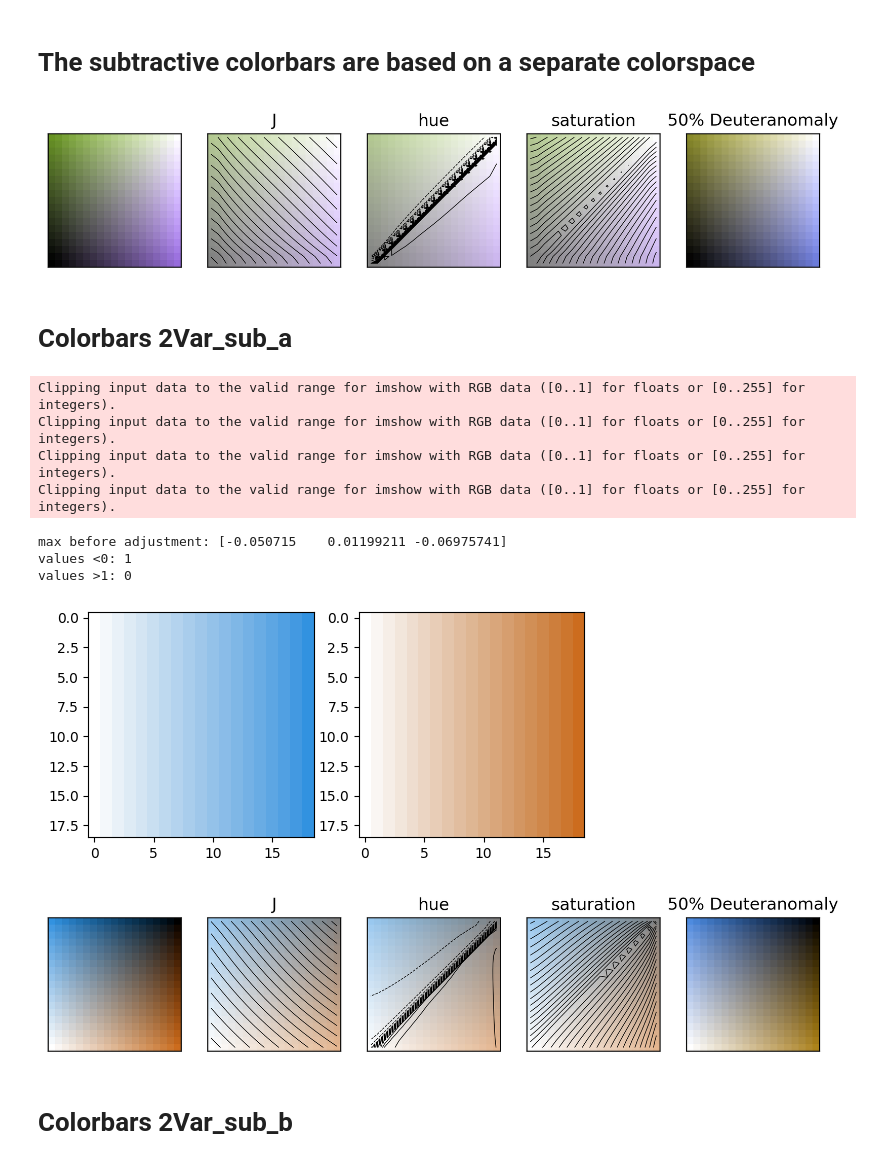
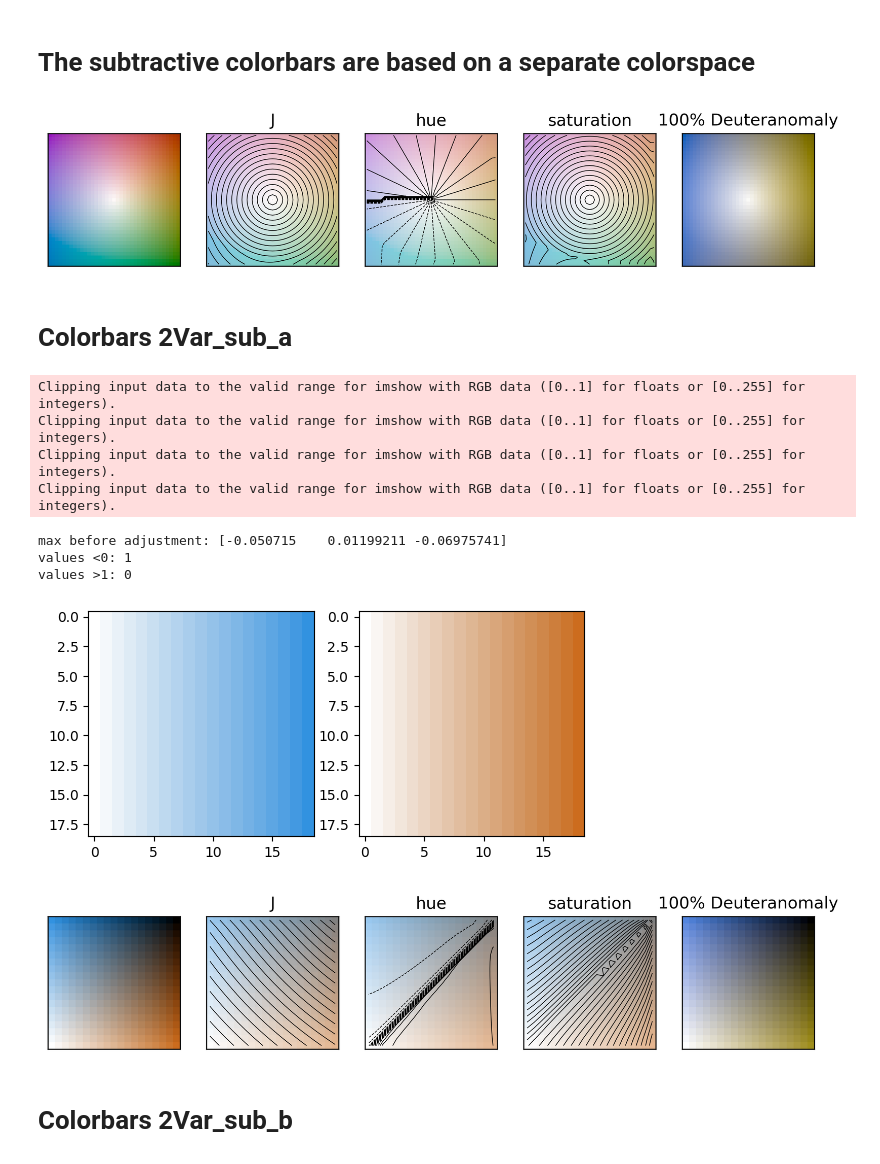
Before and after one commit to trygvrad/multivariate_colormaps, a Jupyter notebook: 2-variate.ipynb, the cells around one changed output. Drawn from its saved outputs; the diff is of its cells as text; code cells hidden in the pictures.

```diff
--- a/2-variate.ipynb
+++ b/2-variate.ipynb
@@ -168,11 +187,11 @@ values >1: 8
 # %% [markdown]
 # The subtractive colorbars are based on a separate colorspace
 # %%
-stamp = colorstamps.Stamp(cmap)
+cmap = backend.get_var_J(l = N2, J = (77.6, 128), gamma = 1)
 fig, axes = plt.subplots(1,5, figsize = (10,3), dpi = 300, facecolor = 'w')
-stamp.eval(axes)
+backend.eval(cmap + 1e-5, axes) # include a delta (+1e-5) to avoid error
 # %% [output]
-[figure, old version]
+[figure, new version]
 # %% [markdown]
 # Colorbars 2Var_sub_a
 # %%
@@ -229,7 +248,7 @@ axes[0].imshow(cmap_0[::-1]*np.ones((N,N,3)))
 axes[1].imshow(cmap_1[::-1]*np.ones((N,N,3)))
 
 fig, axes = plt.subplots(1,5, figsize = (10,3), dpi = 300, facecolor = 'w')
-colorstamps.Stamp(cmap + 1e-5).eval(axes) # include a delta (+1e-5) to avoid error
+backend.eval(cmap + 1e-5, axes) # include a delta (+1e-5) to avoid error
 # %% [output]
 Clipping input data to the valid range for imshow with RGB data ([0..1] for floats or [0..255] for integers).
 Clipping input data to the valid range for imshow with RGB data ([0..1] for floats or [0..255] for integers).
@@ -239,7 +258,7 @@ max before adjustment: [-0.050715    0.01199211 -0.06975741]
 values <0: 1
 values >1: 0
 [figure]
-[figure, old version]
+[figure, new version]
 # %% [markdown]
 # Colorbars 2Var_sub_b
 # %%
```
Also changed, not shown: parts of 4 cells of this notebook, 55 other files.
